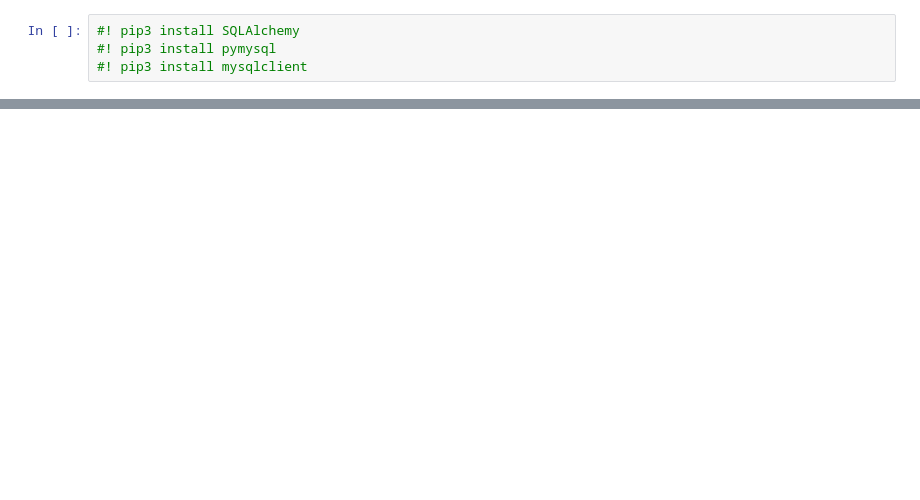
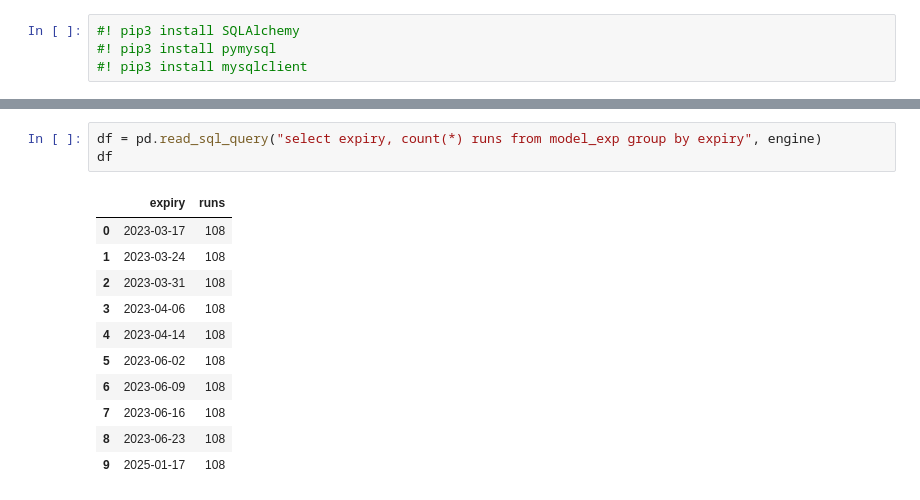
Before and after one commit to mvellayan/OptionList11, a Jupyter notebook: CCDebug.ipynb, the cells around one changed output, grey strips where cells are left out. Drawn from its saved outputs; the diff is of its cells as text; blank space fills up the shorter version.

```diff
--- a/CCDebug.ipynb
+++ b/CCDebug.ipynb
@@ -50,0 +71,15 @@ matching CALL options by expiration date for 1
+# %%
+df = pd.read_sql_query("select expiry, count(*) runs from model_exp group by expiry", engine)
+df
+# %% [output]
+|  | expiry | runs |
+| 0 | 2023-03-17 | 108 |
+| 1 | 2023-03-24 | 108 |
+| 2 | 2023-03-31 | 108 |
+| 3 | 2023-04-06 | 108 |
+| 4 | 2023-04-14 | 108 |
+| 5 | 2023-06-02 | 108 |
+| 6 | 2023-06-09 | 108 |
+| 7 | 2023-06-16 | 108 |
+| 8 | 2023-06-23 | 108 |
+| 9 | 2025-01-17 | 108 |
```
Also changed, not shown: parts of 14 cells of this notebook, 1 other file.
